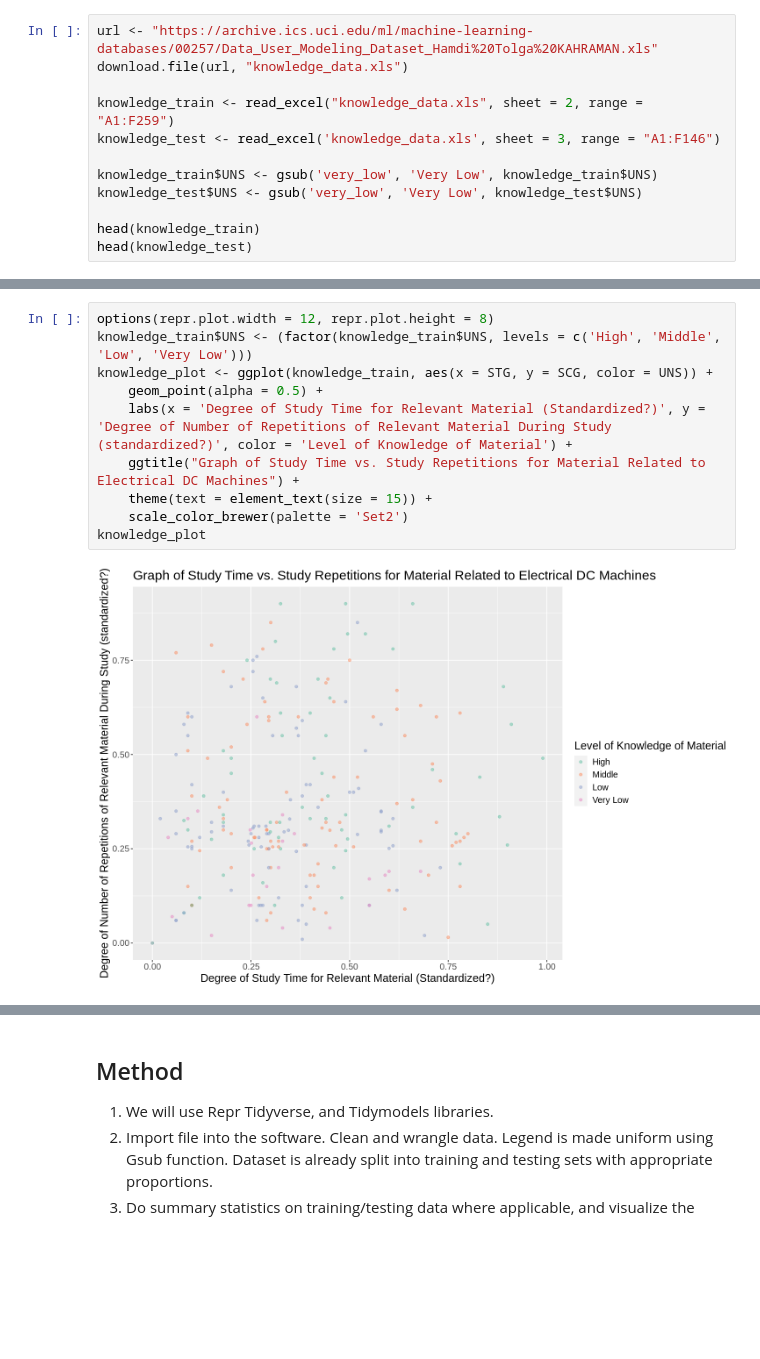
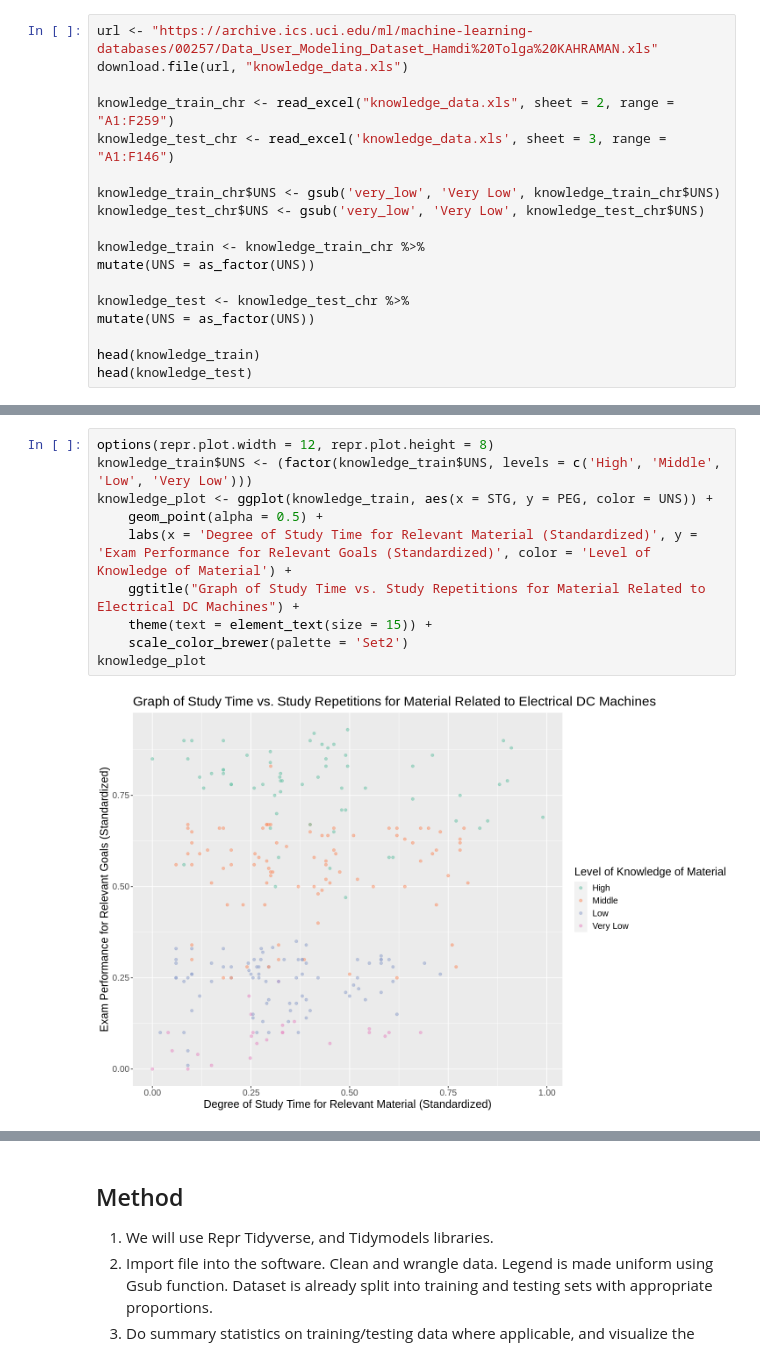
Before and after one commit to abarn275/DSCI_100_44, a Jupyter notebook: project_report.ipynb, the cells around one changed output, grey strips where cells are left out. Cells and saved outputs as stored; diff of their text form; blank space fills up the shorter version.

```diff
--- a/project_report.ipynb
+++ b/project_report.ipynb
@@ -29,11 +11,17 @@ Warning message:
 url <- "https://archive.ics.uci.edu/ml/machine-learning-databases/00257/Data_User_Modeling_Dataset_Hamdi%20Tolga%20KAHRAMAN.xls"
 download.file(url, "knowledge_data.xls")
 
-knowledge_train <- read_excel("knowledge_data.xls", sheet = 2, range = "A1:F259")
-knowledge_test <- read_excel('knowledge_data.xls', sheet = 3, range = "A1:F146")
+knowledge_train_chr <- read_excel("knowledge_data.xls", sheet = 2, range = "A1:F259")
+knowledge_test_chr <- read_excel('knowledge_data.xls', sheet = 3, range = "A1:F146")
 
-knowledge_train$UNS <- gsub('very_low', 'Very Low', knowledge_train$UNS)
-knowledge_test$UNS <- gsub('very_low', 'Very Low', knowledge_test$UNS)
+knowledge_train_chr$UNS <- gsub('very_low', 'Very Low', knowledge_train_chr$UNS)
+knowledge_test_chr$UNS <- gsub('very_low', 'Very Low', knowledge_test_chr$UNS)
+
+knowledge_train <- knowledge_train_chr %>%
+mutate(UNS = as_factor(UNS))
+
+knowledge_test <- knowledge_test_chr %>%
+mutate(UNS = as_factor(UNS))
 
 head(knowledge_train)
 head(knowledge_test)
@@ -82,15 +70,15 @@ A tibble: 1 × 2
 # %%
 options(repr.plot.width = 12, repr.plot.height = 8)
 knowledge_train$UNS <- (factor(knowledge_train$UNS, levels = c('High', 'Middle', 'Low', 'Very Low')))
-knowledge_plot <- ggplot(knowledge_train, aes(x = STG, y = SCG, color = UNS)) +
+knowledge_plot <- ggplot(knowledge_train, aes(x = STG, y = PEG, color = UNS)) +
     geom_point(alpha = 0.5) +
-    labs(x = 'Degree of Study Time for Relevant Material (Standardized?)', y = 'Degree of Number of Repetitions of Relevant Material During Study (standardized?)', color = 'Level of Knowledge of Material') +
+    labs(x = 'Degree of Study Time for Relevant Material (Standardized)', y = 'Exam Performance for Relevant Goals (Standardized)', color = 'Level of Knowledge of Material') +
     ggtitle("Graph of Study Time vs. Study Repetitions for Material Related to Electrical DC Machines") +
     theme(text = element_text(size = 15)) +
     scale_color_brewer(palette = 'Set2')
 knowledge_plot
 # %% [output]
-[figure, old version]
+[figure, new version]
 # %%
 library(GGally)
 knowledge_pairs <- knowledge_train %>%
```
Also changed, not shown: parts of 8 cells of this notebook.
